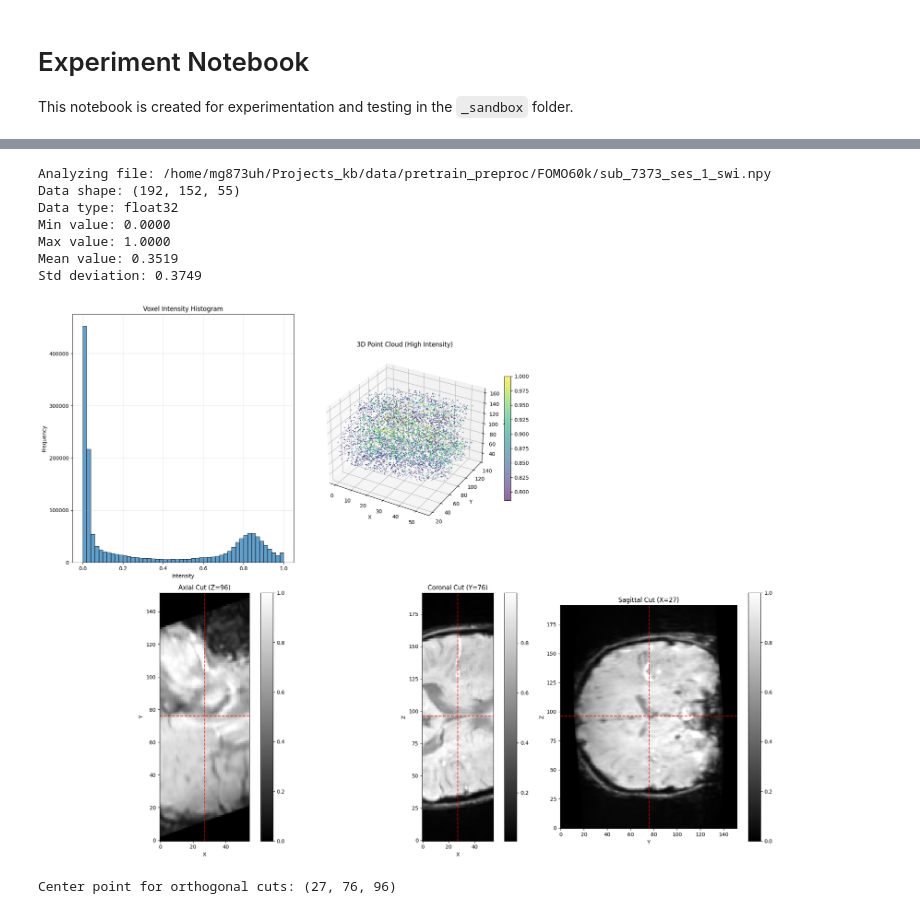
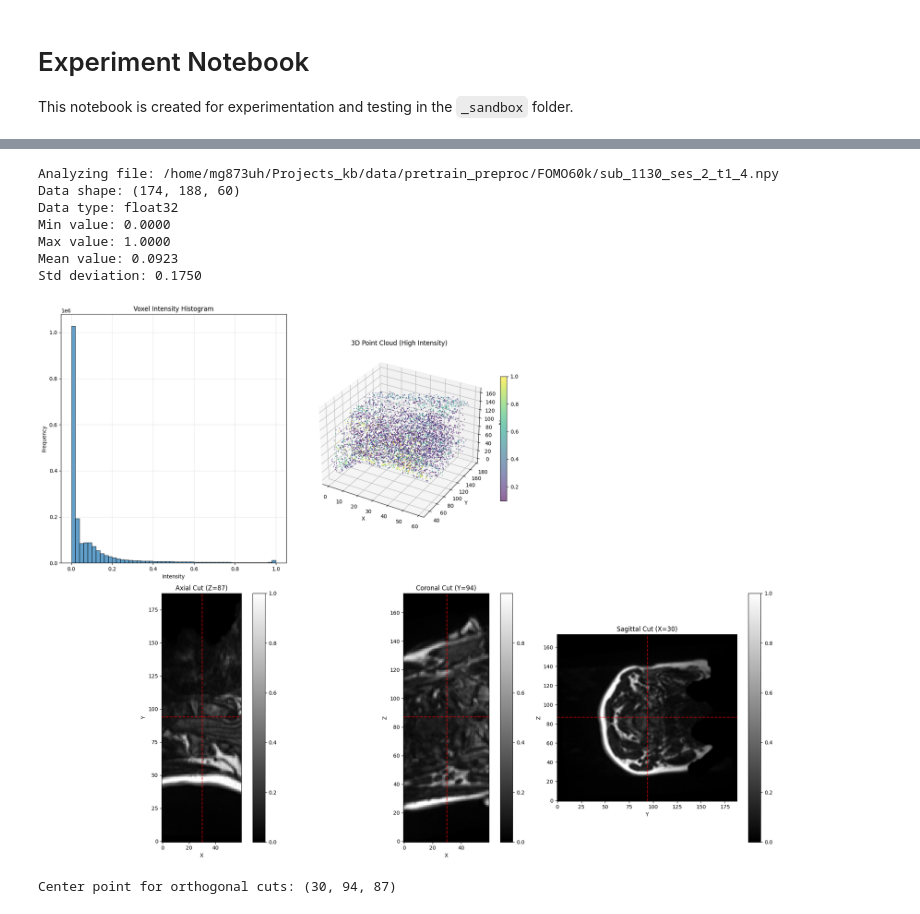
Before and after one commit to BraveDistribution/baseline-codebase, a Jupyter notebook: src/data/_sandbox/data_analysis.ipynb, the cells around one changed output, grey strips where cells are left out. Saved outputs shown, nothing was run; the diff lists cells and outputs as text; code cells hidden in the pictures.

```diff
--- a/src/data/_sandbox/data_analysis.ipynb
+++ b/src/data/_sandbox/data_analysis.ipynb
@@ -143,37 +143,37 @@ def analyze_npy_file(npy_path):
         # Add crosshairs
         plt.axhline(y=center_z, color='red', linestyle='--', alpha=0.7)
         plt.axvline(x=center_x, color='red', linestyle='--', alpha=0.7)
 
         # 5. Sagittal cut (YZ plane)
         plt.subplot(2, 3, 6)
         plt.imshow(data[:, :, center_x], cmap='gray', origin='lower')
         plt.title(f'Sagittal Cut (X={center_x})')
         plt.xlabel('Y')
         plt.ylabel('Z')
         plt.colorbar()
         # Add crosshairs
         plt.axhline(y=center_z, color='red', linestyle='--', alpha=0.7)
         plt.axvline(x=center_y, color='red', linestyle='--', alpha=0.7)
 
         plt.tight_layout()
         plt.show()
 
         print(f"\nCenter point for orthogonal cuts: ({center_x}, {center_y}, {center_z})")
 
     else:
         print(f"Unsupported data dimensions: {len(data.shape)}D")
 
 
-npy_sample_name= "sub_7373_ses_1_swi.npy"
+npy_sample_name= "sub_1130_ses_2_t1_4.npy"
 npy_sample_path = os.path.join(samples_dir, npy_sample_name)
 analyze_npy_file(npy_sample_path)
 # %% [output]
-Analyzing file: /home/mg873uh/Projects_kb/data/pretrain_preproc/FOMO60k/sub_7373_ses_1_swi.npy
-Data shape: (192, 152, 55)
+Analyzing file: /home/mg873uh/Projects_kb/data/pretrain_preproc/FOMO60k/sub_1130_ses_2_t1_4.npy
+Data shape: (174, 188, 60)
 Data type: float32
 Min value: 0.0000
 Max value: 1.0000
-Mean value: 0.3519
-Std deviation: 0.3749
+Mean value: 0.0923
+Std deviation: 0.1750
-[figure, old version]
+[figure, new version]
-Center point for orthogonal cuts: (27, 76, 96)
+Center point for orthogonal cuts: (30, 94, 87)
```
Also changed, not shown: parts of 3 cells of this notebook, 4 other files.
